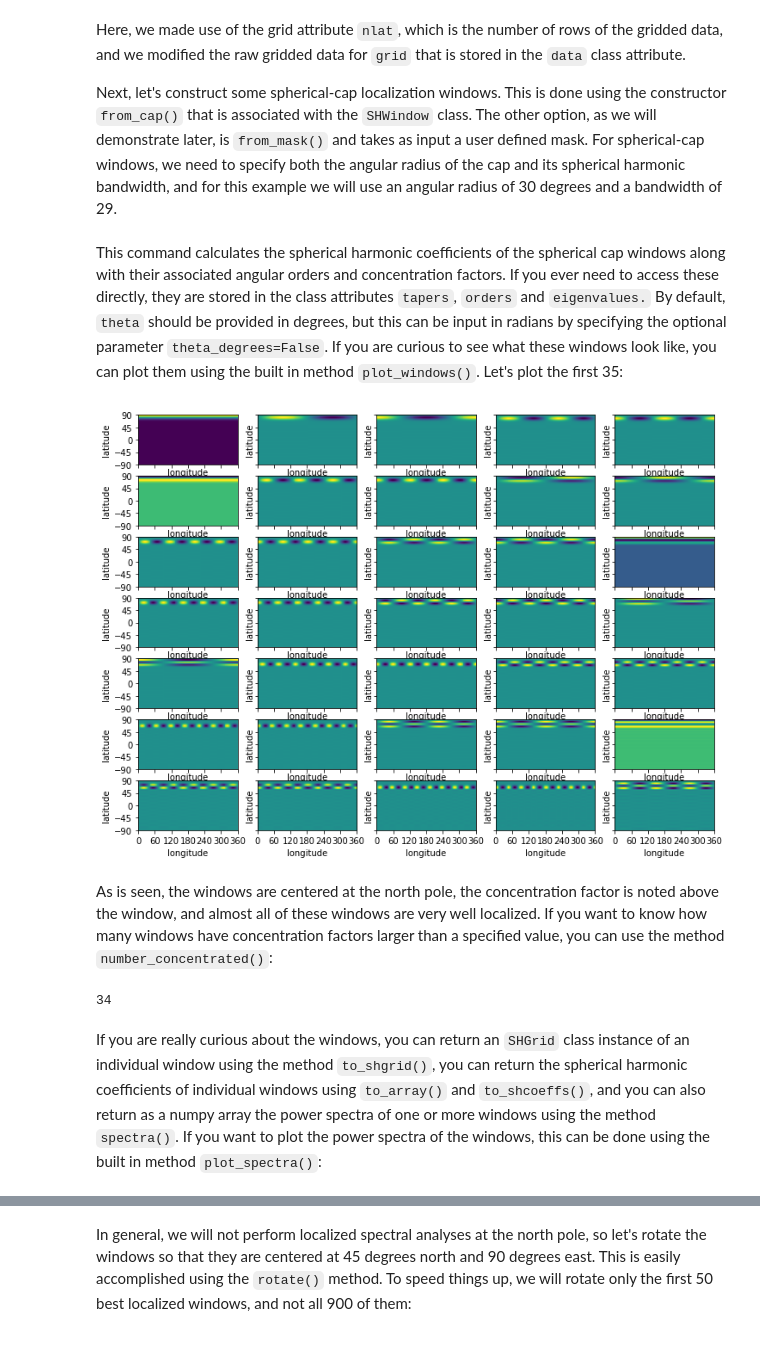
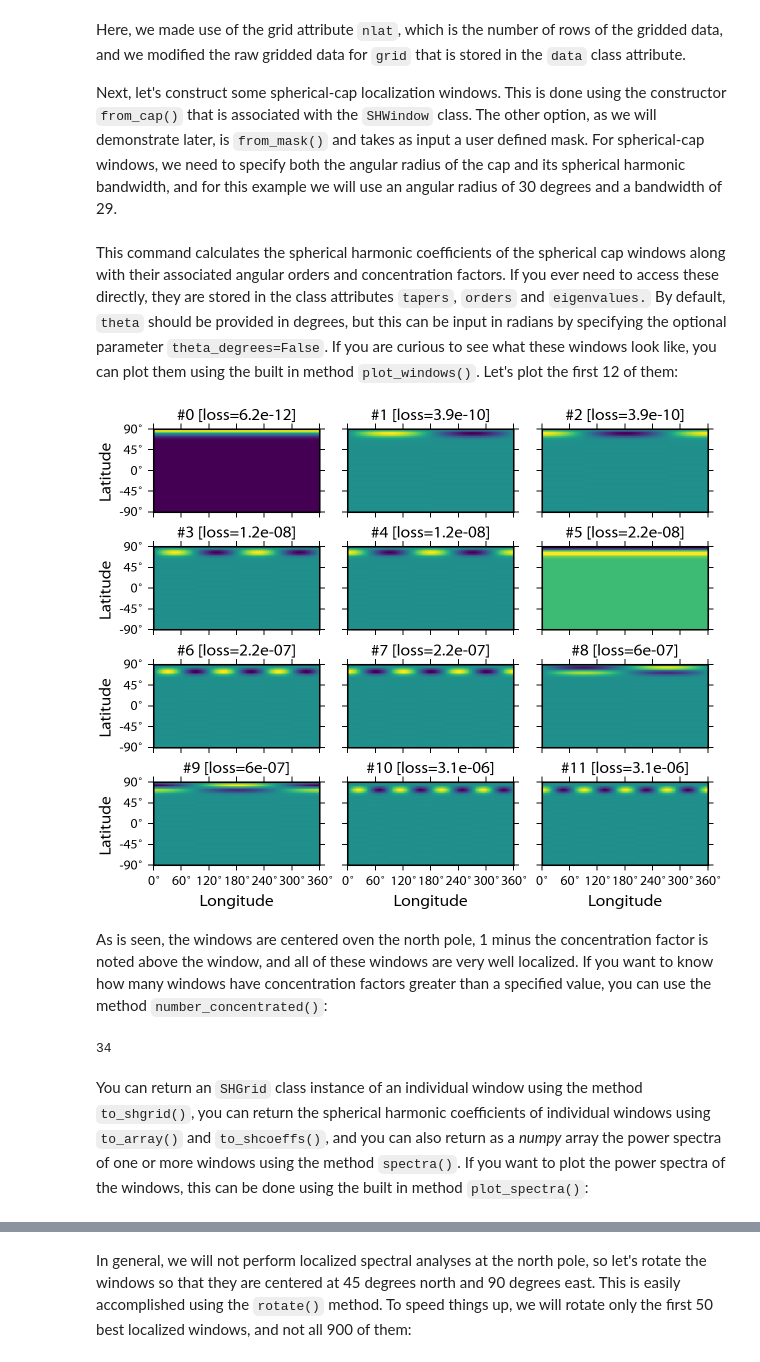
Before and after one commit to SHTOOLS/SHTOOLS, a Jupyter notebook: examples/notebooks/Introduction-2.ipynb, the cells around one changed output, grey strips where cells are left out. Drawn from its saved outputs; the diff is of its cells as text; code cells hidden in the pictures.

Commit message:
Better figures finished....

```diff
--- a/examples/notebooks/Introduction-2.ipynb
+++ b/examples/notebooks/Introduction-2.ipynb
@@ -45,19 +46,20 @@ Here, we made use of the grid attribute `nlat`, which is the number of rows of t
 
 Next, let's construct some spherical-cap localization windows. This is done using the constructor `from_cap()` that is associated with the `SHWindow` class. The other option, as we will demonstrate later, is `from_mask()` and takes as input a user defined mask. For spherical-cap windows, we need to specify both the angular radius of the cap and its spherical harmonic bandwidth, and for this example we will use an angular radius of 30 degrees and a bandwidth of 29.
 # %%
-capwin = pyshtools.SHWindow.from_cap(theta=30., lwin=29)
+lwin = 29
+capwin = pyshtools.SHWindow.from_cap(theta=30., lwin=lwin)
 # %% [markdown]
-This command calculates the spherical harmonic coefficients of the spherical cap windows along with their associated angular orders and concentration factors. If you ever need to access these directly, they are stored in the class attributes `tapers`, `orders` and `eigenvalues.` By default, `theta` should be provided in degrees, but this can be input in radians by specifying the optional parameter `theta_degrees=False`. If you are curious to see what these windows look like, you can plot them using the built in method `plot_windows()`. Let's plot the first 35:
+This command calculates the spherical harmonic coefficients of the spherical cap windows along with their associated angular orders and concentration factors. If you ever need to access these directly, they are stored in the class attributes `tapers`, `orders` and `eigenvalues.` By default, `theta` should be provided in degrees, but this can be input in radians by specifying the optional parameter `theta_degrees=False`. If you are curious to see what these windows look like, you can plot them using the built in method `plot_windows()`. Let's plot the first 12 of them:
 # %%
-fig, axes = capwin.plot_windows(35, title=False)
+fig, axes = capwin.plot_windows(12)
 # %% [output]
-[figure, old version]
+[figure, new version]
 # %% [markdown]
-As is seen, the windows are centered at the north pole, the concentration factor is noted above the window, and almost all of these windows are very well localized. If you want to know how many windows have concentration factors larger than a specified value, you can use the method `number_concentrated()`:
+As is seen, the windows are centered oven the north pole, 1 minus the concentration factor is noted above the window, and all of these windows are very well localized. If you want to know how many windows have concentration factors greater than a specified value, you can use the method `number_concentrated()`:
 # %%
 capwin.number_concentrated(0.99)
 # %% [output]
 34
 # %% [markdown]
-If you are really curious about the windows, you can return an `SHGrid` class instance of an individual window using the method `to_shgrid()`, you can return the spherical harmonic coefficients of individual windows using `to_array()` and `to_shcoeffs()`, and you can also return as a numpy array the power spectra of one or more windows using the method `spectra()`. If you want to plot the power spectra of the windows, this can be done using the built in method `plot_spectra()`:
+You can return an `SHGrid` class instance of an individual window using the method `to_shgrid()`, you can return the spherical harmonic coefficients of individual windows using `to_array()` and `to_shcoeffs()`, and you can also return as a *numpy* array the power spectra of one or more windows using the method `spectra()`. If you want to plot the power spectra of the windows, this can be done using the built in method `plot_spectra()`:
 # %%
```
Also changed, not shown: parts of 22 cells of this notebook, 26 other files.
